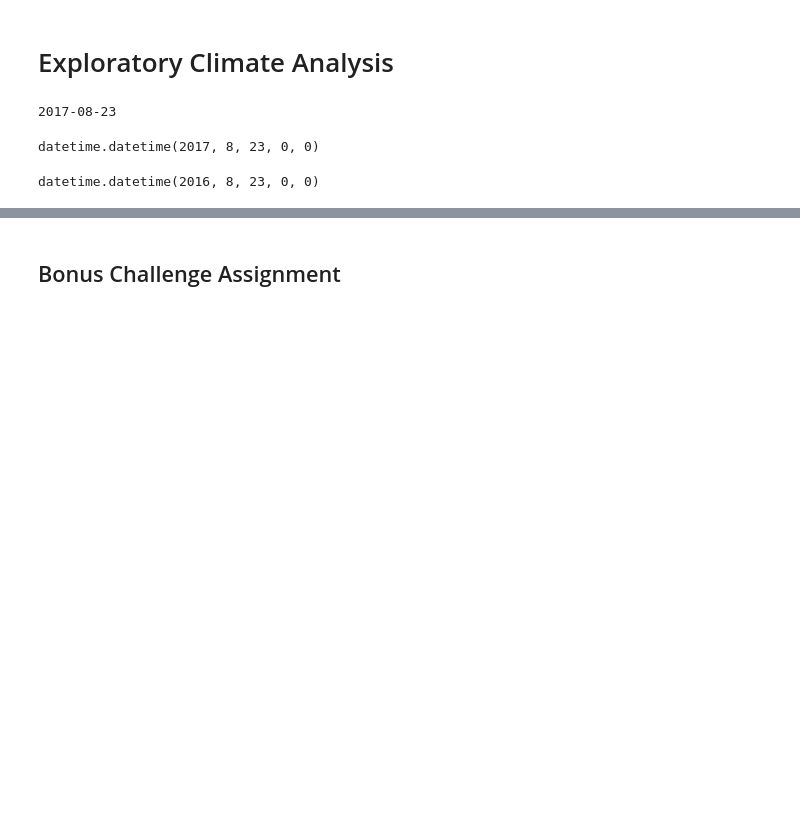
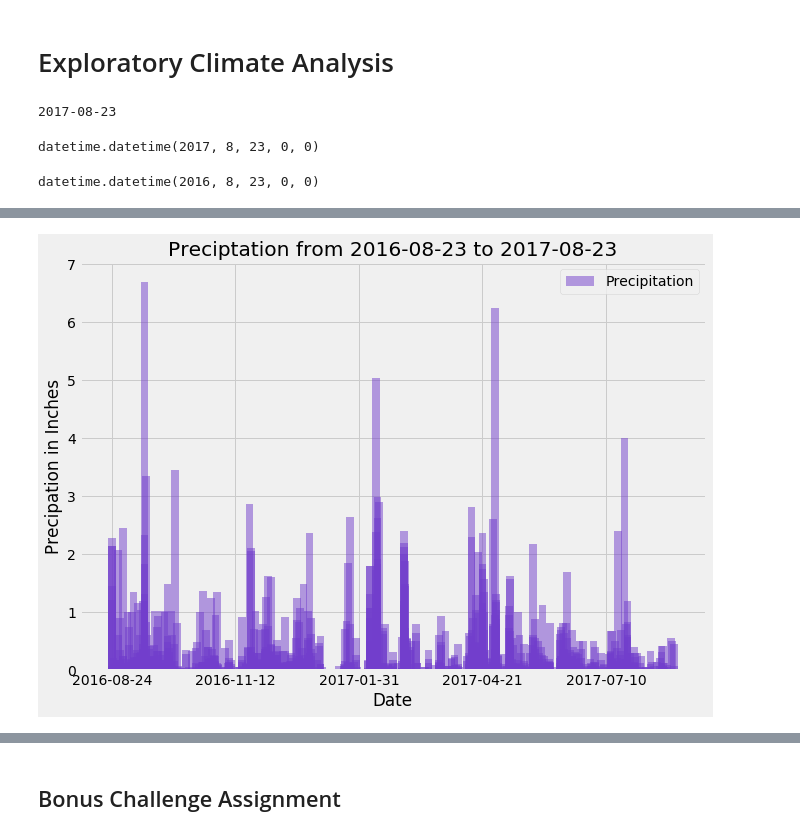
Before and after one commit to AEaker/SQLAlchemy, a Jupyter notebook: climate_starter.ipynb, the cells around one changed output, grey strips where cells are left out. Saved outputs shown, nothing was run; the diff lists cells and outputs as text; code cells hidden in the pictures; blank space fills up the shorter version.

```diff
--- a/climate_starter.ipynb
+++ b/climate_starter.ipynb
@@ -121,2 +122,14 @@ df
 2223 rows × 1 columns
+# %%
+# Use Pandas Plotting with Matplotlib to plot the data
+plt.figure(figsize=(10,7))
+plt.bar(df.index,df["prcp"],width=5,color='#723ecc',alpha=.5,label="Precipitation")
+plt.xticks(np.arange(0,400,80))
+plt.xlabel("Date")
+plt.ylabel("Precipation in Inches")
+plt.title(f"Preciptation from {yeardata.date()} to {lastdate.date()}")
+plt.legend()
+plt.show()
+# %% [output]
+[figure, added]
 # %%
```
Also changed, not shown: parts of 14 cells of this notebook.
